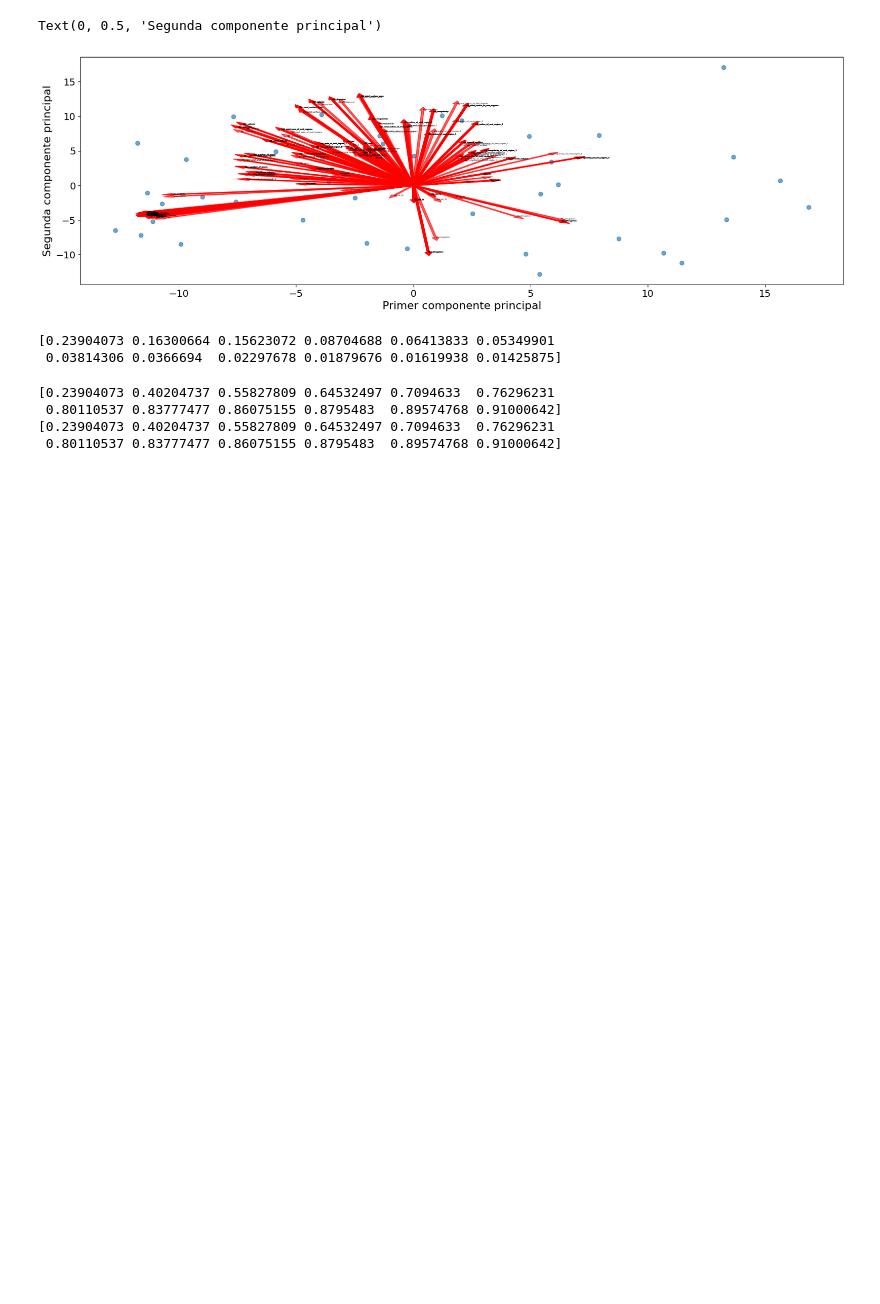
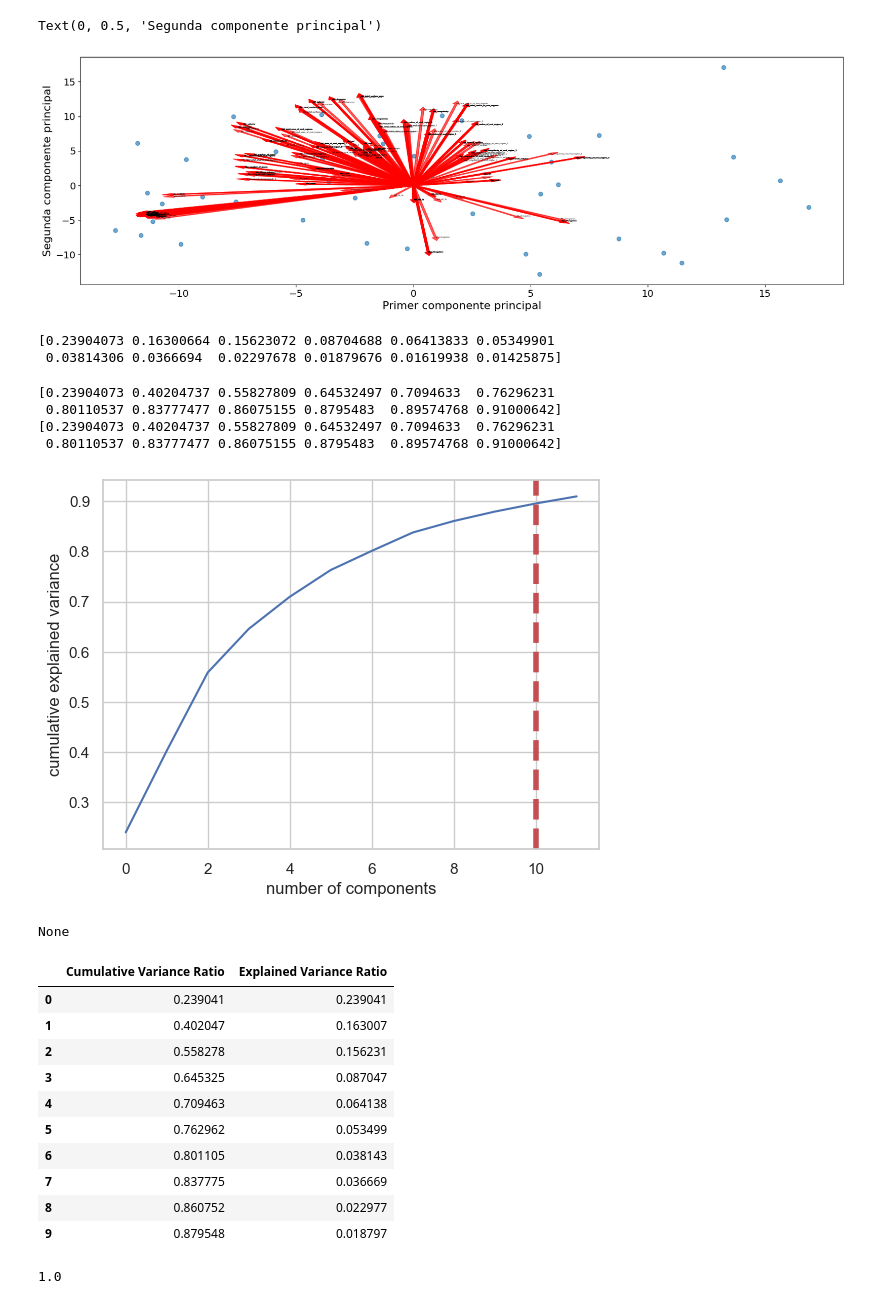
Before and after one commit to brainhack-school2023/galvan_project, a Jupyter notebook: src/pca_reduct_end.ipynb, the cells around one changed output. Saved outputs shown, nothing was run; the diff lists cells and outputs as text; code cells hidden in the pictures; blank space fills up the shorter version.

```diff
--- a/src/pca_reduct_end.ipynb
+++ b/src/pca_reduct_end.ipynb
@@ -332,3 +377,44 @@ print(pca.explained_variance_ratio_.cumsum()[0:12])
  0.80110537 0.83777477 0.86075155 0.8795483  0.89574768 0.91000642]
 [0.23904073 0.40204737 0.55827809 0.64532497 0.7094633  0.76296231
  0.80110537 0.83777477 0.86075155 0.8795483  0.89574768 0.91000642]
+# %%
+import matplotlib.pyplot as plt
+import seaborn as sns
+from sklearn.decomposition import PCA
+
+pca_test = PCA(n_components=0.91, svd_solver='full')
+pca_test.fit(X_scaled)
+X_train_scaled_pca = pca.transform(X_scaled)
+sns.set(style='whitegrid')
+plt.plot(np.cumsum(pca_test.explained_variance_ratio_))
+plt.xlabel('number of components')
+plt.ylabel('cumulative explained variance')
+plt.axvline(linewidth=4, color='r', linestyle = '--', x=10, ymin=0, ymax=1)
+display(plt.show())
+evr = pca_test.explained_variance_ratio_
+cvr = np.cumsum(pca_test.explained_variance_ratio_)
+pca_df = pd.DataFrame()
+pca_df['Cumulative Variance Ratio'] = cvr
+pca_df['Explained Variance Ratio'] = evr
+display(pca_df.head(10))
+# %% [output]
+[figure, added]
+None
+|  | Cumulative Variance Ratio | Explained Variance Ratio |
+| 0 | 0.239041 | 0.239041 |
+| 1 | 0.402047 | 0.163007 |
+| 2 | 0.558278 | 0.156231 |
+| 3 | 0.645325 | 0.087047 |
+| 4 | 0.709463 | 0.064138 |
+| 5 | 0.762962 | 0.053499 |
+| 6 | 0.801105 | 0.038143 |
+| 7 | 0.837775 | 0.036669 |
+| 8 | 0.860752 | 0.022977 |
+| 9 | 0.879548 | 0.018797 |
+# %%
+from sklearn.ensemble import RandomForestClassifier
+rfc = RandomForestClassifier()
+rfc.fit(X_scaled, y)
+display(rfc.score(X_scaled, y))
+# %% [output]
+1.0
```
Also changed, not shown: parts of 29 cells of this notebook, 3 other files.
